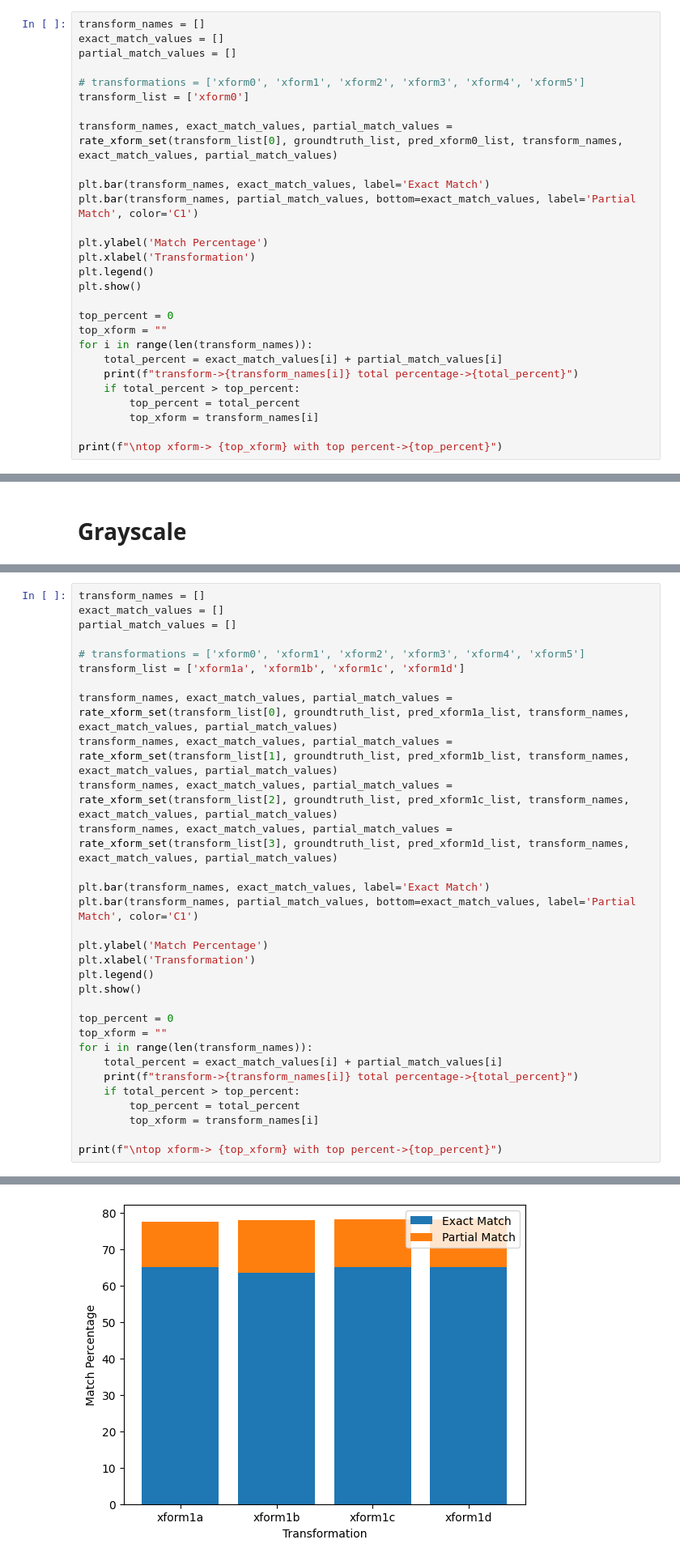
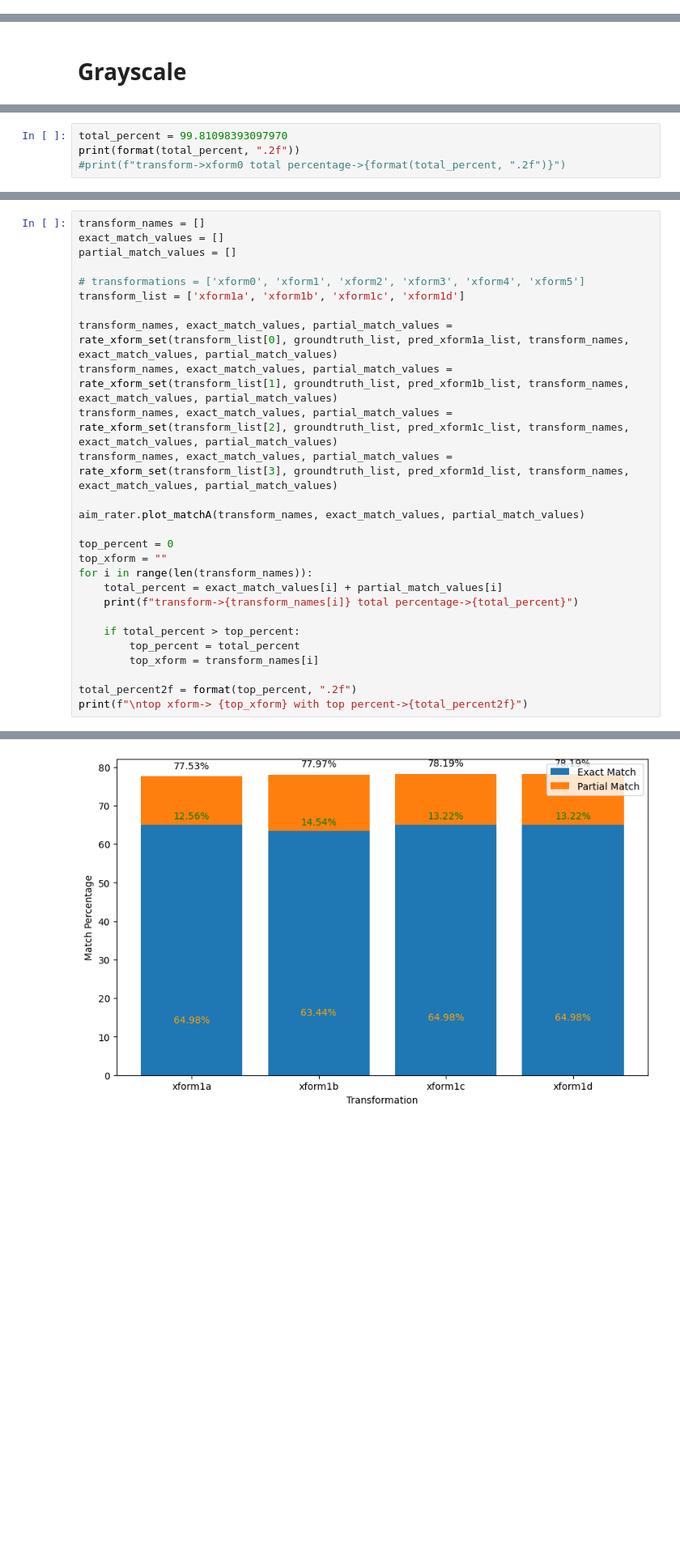
Before and after one commit to blu3crab/AIM, a Jupyter notebook: ipynb/aim_rater.ipynb, the cells around one changed output, grey strips where cells are left out. Shown at 81% size. Cells and saved outputs as stored; diff of their text form; blank space fills up the shorter version.

```diff
--- a/ipynb/aim_rater.ipynb
+++ b/ipynb/aim_rater.ipynb
@@ -73,28 +117,0 @@ pred_xform0_list = file_to_list(pred_xform0_path)
-# %%
-transform_names = []
-exact_match_values = []
-partial_match_values = []
-
-# transformations = ['xform0', 'xform1', 'xform2', 'xform3', 'xform4', 'xform5']
-transform_list = ['xform0']
-
-transform_names, exact_match_values, partial_match_values = rate_xform_set(transform_list[0], groundtruth_list, pred_xform0_list, transform_names, exact_match_values, partial_match_values)
-
-plt.bar(transform_names, exact_match_values, label='Exact Match')
-plt.bar(transform_names, partial_match_values, bottom=exact_match_values, label='Partial Match', color='C1')
-
-plt.ylabel('Match Percentage')
-plt.xlabel('Transformation')
-plt.legend()
-plt.show()
-
-top_percent = 0
-top_xform = ""
-for i in range(len(transform_names)):
-    total_percent = exact_match_values[i] + partial_match_values[i]
-    print(f"transform->{transform_names[i]} total percentage->{total_percent}")
-    if total_percent > top_percent:
-        top_percent = total_percent
-        top_xform = transform_names[i]
-
-print(f"\ntop xform-> {top_xform} with top percent->{top_percent}")
@@ -142,3 +169,7 @@ pred_xform1a_list = file_to_list(pred_xform1a_path)
 pred_xform1b_list = file_to_list(pred_xform1b_path)
 pred_xform1c_list = file_to_list(pred_xform1c_path)
 pred_xform1d_list = file_to_list(pred_xform1d_path)
+# %%
+total_percent = 99.81098393097970
+print(format(total_percent, ".2f"))
+#print(f"transform->xform0 total percentage->{format(total_percent, ".2f")}")
@@ -155,24 +188,20 @@ transform_names, exact_match_values, partial_match_values = rate_xform_set(trans
 transform_names, exact_match_values, partial_match_values = rate_xform_set(transform_list[2], groundtruth_list, pred_xform1c_list, transform_names, exact_match_values, partial_match_values)
 transform_names, exact_match_values, partial_match_values = rate_xform_set(transform_list[3], groundtruth_list, pred_xform1d_list, transform_names, exact_match_values, partial_match_values)
 
-plt.bar(transform_names, exact_match_values, label='Exact Match')
-plt.bar(transform_names, partial_match_values, bottom=exact_match_values, label='Partial Match', color='C1')
-
-plt.ylabel('Match Percentage')
-plt.xlabel('Transformation')
-plt.legend()
-plt.show()
+aim_rater.plot_matchA(transform_names, exact_match_values, partial_match_values)
 
 top_percent = 0
 top_xform = ""
 for i in range(len(transform_names)):
     total_percent = exact_match_values[i] + partial_match_values[i]
     print(f"transform->{transform_names[i]} total percentage->{total_percent}")
+
     if total_percent > top_percent:
         top_percent = total_percent
         top_xform = transform_names[i]
 
-print(f"\ntop xform-> {top_xform} with top percent->{top_percent}")
+total_percent2f = format(top_percent, ".2f")
+print(f"\ntop xform-> {top_xform} with top percent->{total_percent2f}")
 # %% [output]
 ==========xform1a===========
 groundtruth_list => ['united', 'states', 'of', 'america', 'our', 'liberty', 'we', 'prize', 'and', 'out', 'rights', 'we', 'will', 'maintain', 'state', 'of', 'iowa', 'ss:', 'scott', 'county', 'be', 'it' ...
@@ -194,4 +223,4 @@ Mismatched words:
-[figure, old version]
+[figure, new version]
 transform->xform1a total percentage->77.5330396475771
 transform->xform1b total percentage->77.97356828193833
 transform->xform1c total percentage->78.19383259911895
```
Also changed, not shown: parts of 13 cells of this notebook, 3 other files.
